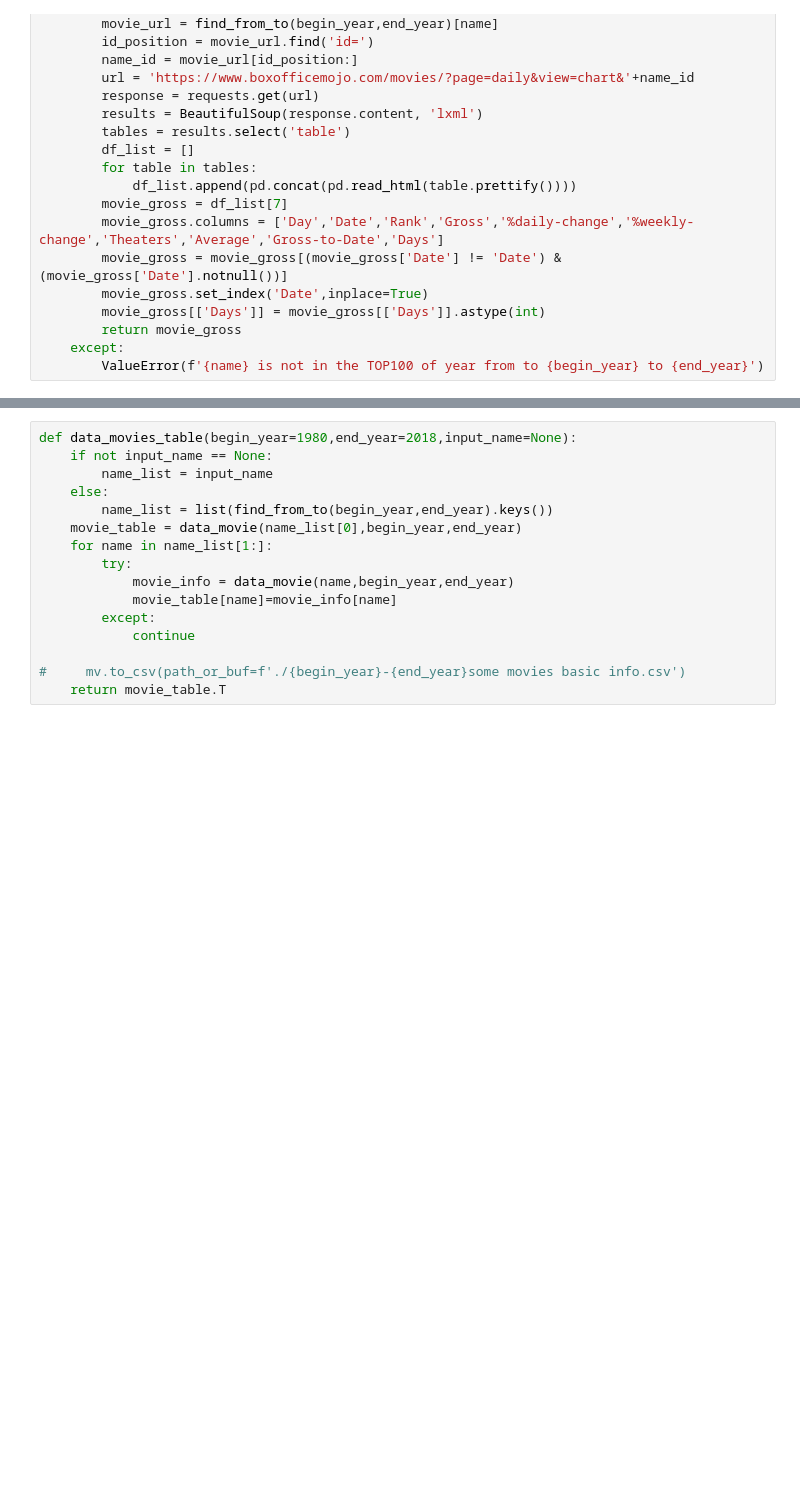
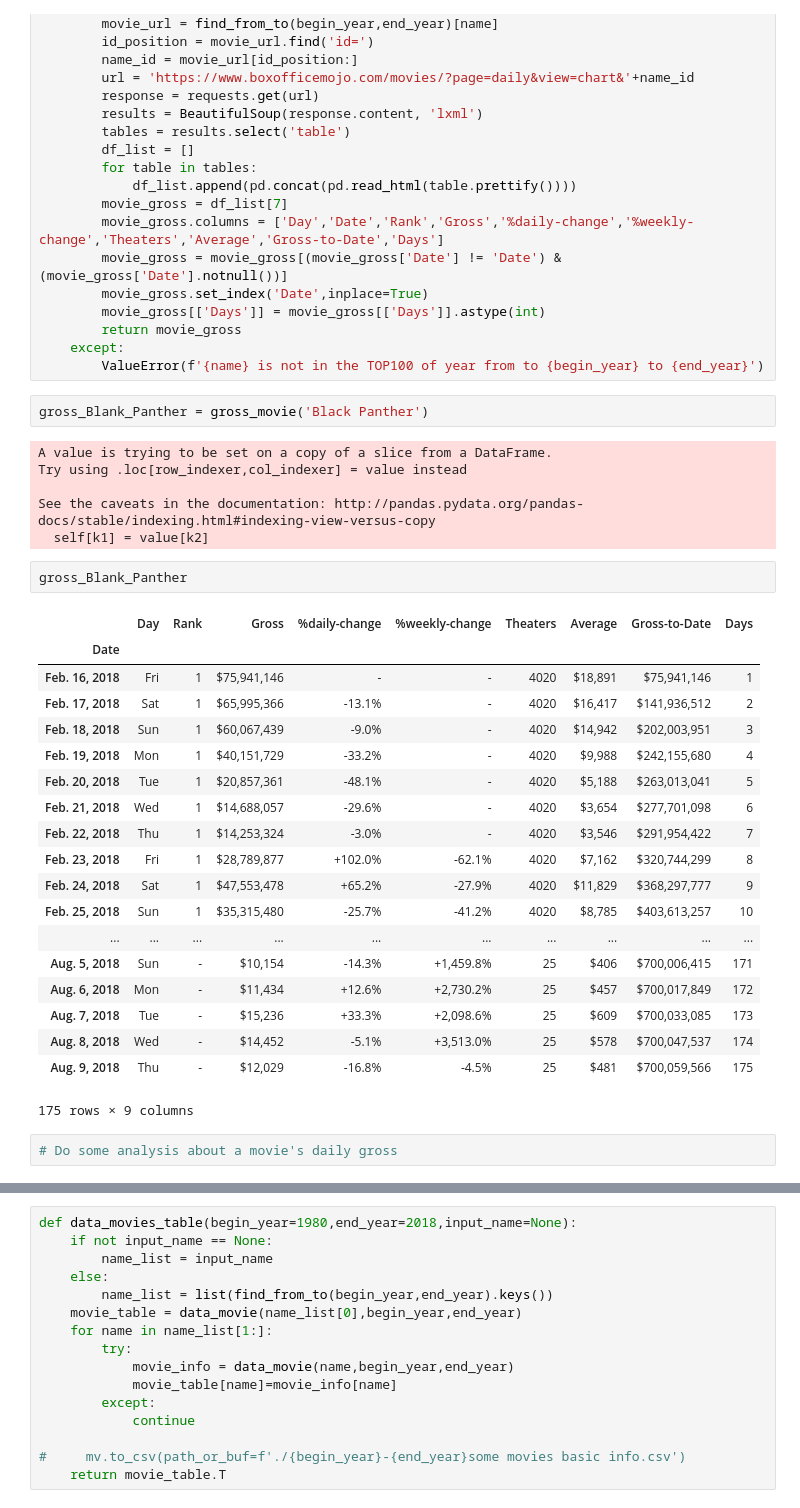
Before and after one commit to yz3432/TFA, a Jupyter notebook: project.ipynb, the cells around one changed output, grey strips where cells are left out. Cells and saved outputs as stored; diff of their text form; blank space fills up the shorter version.

Commit message:
do more analysis about movie's daily gross and features

```diff
--- a/project.ipynb
+++ b/project.ipynb
@@ -103,4 +110,36 @@ def gross_movie(name,begin_year=1980,end_year=2018):
         return movie_gross
     except:
         ValueError(f'{name} is not in the TOP100 of year from to {begin_year} to {end_year}')
+# %%
+gross_Blank_Panther = gross_movie('Black Panther')
+# %% [output]
+A value is trying to be set on a copy of a slice from a DataFrame.
+Try using .loc[row_indexer,col_indexer] = value instead
+
+See the caveats in the documentation: http://pandas.pydata.org/pandas-docs/stable/indexing.html#indexing-view-versus-copy
+  self[k1] = value[k2]
+# %%
+gross_Blank_Panther
+# %% [output]
+|  | Day | Rank | Gross | %daily-change | %weekly-change | Theaters | Average | Gross-to-Date | Days |
+| Date |  |  |  |  |  |  |  |  |  |
+| Feb. 16, 2018 | Fri | 1 | $75,941,146 | - | - | 4020 | $18,891 | $75,941,146 | 1 |
+| Feb. 17, 2018 | Sat | 1 | $65,995,366 | -13.1% | - | 4020 | $16,417 | $141,936,512 | 2 |
+| Feb. 18, 2018 | Sun | 1 | $60,067,439 | -9.0% | - | 4020 | $14,942 | $202,003,951 | 3 |
+| Feb. 19, 2018 | Mon | 1 | $40,151,729 | -33.2% | - | 4020 | $9,988 | $242,155,680 | 4 |
+| Feb. 20, 2018 | Tue | 1 | $20,857,361 | -48.1% | - | 4020 | $5,188 | $263,013,041 | 5 |
+| Feb. 21, 2018 | Wed | 1 | $14,688,057 | -29.6% | - | 4020 | $3,654 | $277,701,098 | 6 |
+| Feb. 22, 2018 | Thu | 1 | $14,253,324 | -3.0% | - | 4020 | $3,546 | $291,954,422 | 7 |
+| Feb. 23, 2018 | Fri | 1 | $28,789,877 | +102.0% | -62.1% | 4020 | $7,162 | $320,744,299 | 8 |
+| Feb. 24, 2018 | Sat | 1 | $47,553,478 | +65.2% | -27.9% | 4020 | $11,829 | $368,297,777 | 9 |
+| Feb. 25, 2018 | Sun | 1 | $35,315,480 | -25.7% | -41.2% | 4020 | $8,785 | $403,613,257 | 10 |
+| ... | ... | ... | ... | ... | ... | ... | ... | ... | ... |
+| Aug. 5, 2018 | Sun | - | $10,154 | -14.3% | +1,459.8% | 25 | $406 | $700,006,415 | 171 |
+| Aug. 6, 2018 | Mon | - | $11,434 | +12.6% | +2,730.2% | 25 | $457 | $700,017,849 | 172 |
+| Aug. 7, 2018 | Tue | - | $15,236 | +33.3% | +2,098.6% | 25 | $609 | $700,033,085 | 173 |
+| Aug. 8, 2018 | Wed | - | $14,452 | -5.1% | +3,513.0% | 25 | $578 | $700,047,537 | 174 |
+| Aug. 9, 2018 | Thu | - | $12,029 | -16.8% | -4.5% | 25 | $481 | $700,059,566 | 175 |
+175 rows × 9 columns
+# %%
+# Do some analysis about a movie's daily gross
 # %%
```
Also changed, not shown: parts of 8 cells of this notebook.
